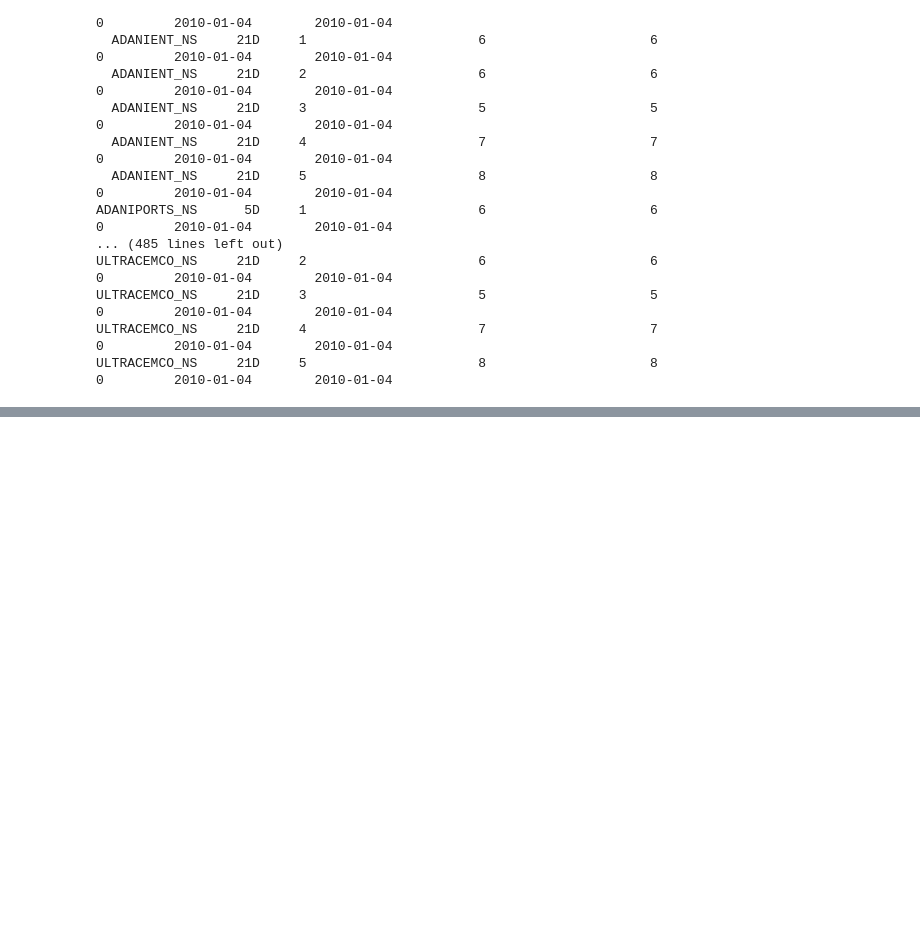
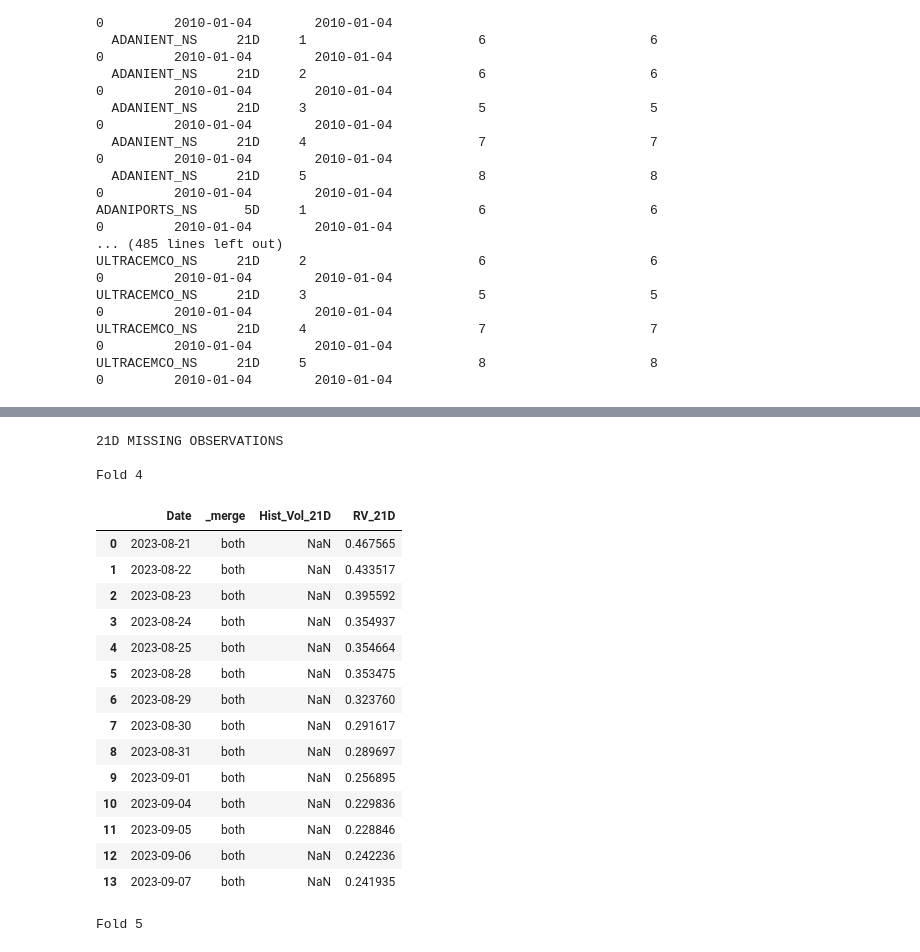
Before and after one commit to Srisupha29/DataScience_Projects, a Jupyter notebook: Indian_Equity_Market_Risk_Forecaster/notebooks/02_Volatility_Targets.ipynb, the cells around one changed output, grey strips where cells are left out. Saved outputs shown, nothing was run; the diff lists cells and outputs as text; code cells hidden in the pictures; blank space fills up the shorter version.

```diff
--- a/Indian_Equity_Market_Risk_Forecaster/notebooks/02_Volatility_Targets.ipynb
+++ b/Indian_Equity_Market_Risk_Forecaster/notebooks/02_Volatility_Targets.ipynb
@@ -1259,3 +1259,64 @@ ULTRACEMCO_NS     21D     2                      6                     6
 ULTRACEMCO_NS     21D     3                      5                     5                                 0         2010-01-04        2010-01-04
 ULTRACEMCO_NS     21D     4                      7                     7                                 0         2010-01-04        2010-01-04
 ULTRACEMCO_NS     21D     5                      8                     8                                 0         2010-01-04        2010-01-04
+# %%
+# Inspect Jiofin missing feature / target values
+
+ticker = "JIOFIN_NS"
+
+features = pd.read_parquet(
+    FEATURE_DIR / f"{ticker}_features.parquet"
+)
+
+targets = pd.read_parquet(
+    TARGET_DIR / f"{ticker}_targets.parquet"
+)
+
+# Restore Date as a column if it is stored in the index
+if "Date" not in features.columns:
+    features = features.reset_index()
+
+if "Date" not in targets.columns:
+    targets = targets.reset_index()
+
+# Standardise date column name
+features = features.rename(columns={features.columns[0]: "Date"}) \
+    if "Date" not in features.columns else features
+
+targets = targets.rename(columns={targets.columns[0]: "Date"}) \
+    if "Date" not in targets.columns else targets
+
+features["Date"] = pd.to_datetime(features["Date"])
+targets["Date"] = pd.to_datetime(targets["Date"])
+
+merged = features.merge(
+    targets,
+    on="Date",
+    how="outer",
+    indicator=True
+)
+
+for horizon, feature_col, target_col in [
+    ("5D", "Hist_Vol_5D", "RV_5D"),
+    ("21D", "Hist_Vol_21D", "RV_21D")
+]:
+    print(f"\n{horizon} MISSING OBSERVATIONS")
+
+    for fold, (start, end) in enumerate(
+        validation_folds[horizon], start=1
+    ):
+        subset = merged.loc[
+            merged["Date"].between(start, end)
+        ]
+
+        issues = subset.loc[
+            (subset["_merge"] != "both")
+            | subset[feature_col].isna()
+            | subset[target_col].isna(),
+            ["Date", "_merge", feature_col, target_col]
+        ]
+
+        if not issues.empty:
+            print(f"\nFold {fold}")
+            display(issues)
+# %% [output]
@@ -1261,0 +1333,19 @@ ULTRACEMCO_NS     21D     5                      8                     8
+21D MISSING OBSERVATIONS
+
+Fold 4
+|  | Date | _merge | Hist_Vol_21D | RV_21D |
+| 0 | 2023-08-21 | both | NaN | 0.467565 |
+| 1 | 2023-08-22 | both | NaN | 0.433517 |
+| 2 | 2023-08-23 | both | NaN | 0.395592 |
+| 3 | 2023-08-24 | both | NaN | 0.354937 |
+| 4 | 2023-08-25 | both | NaN | 0.354664 |
+| 5 | 2023-08-28 | both | NaN | 0.353475 |
+| 6 | 2023-08-29 | both | NaN | 0.323760 |
+| 7 | 2023-08-30 | both | NaN | 0.291617 |
+| 8 | 2023-08-31 | both | NaN | 0.289697 |
+| 9 | 2023-09-01 | both | NaN | 0.256895 |
+| 10 | 2023-09-04 | both | NaN | 0.229836 |
+| 11 | 2023-09-05 | both | NaN | 0.228846 |
+| 12 | 2023-09-06 | both | NaN | 0.242236 |
+| 13 | 2023-09-07 | both | NaN | 0.241935 |
+Fold 5
```
Also changed, not shown: parts of 10 cells of this notebook, 1 other file.
